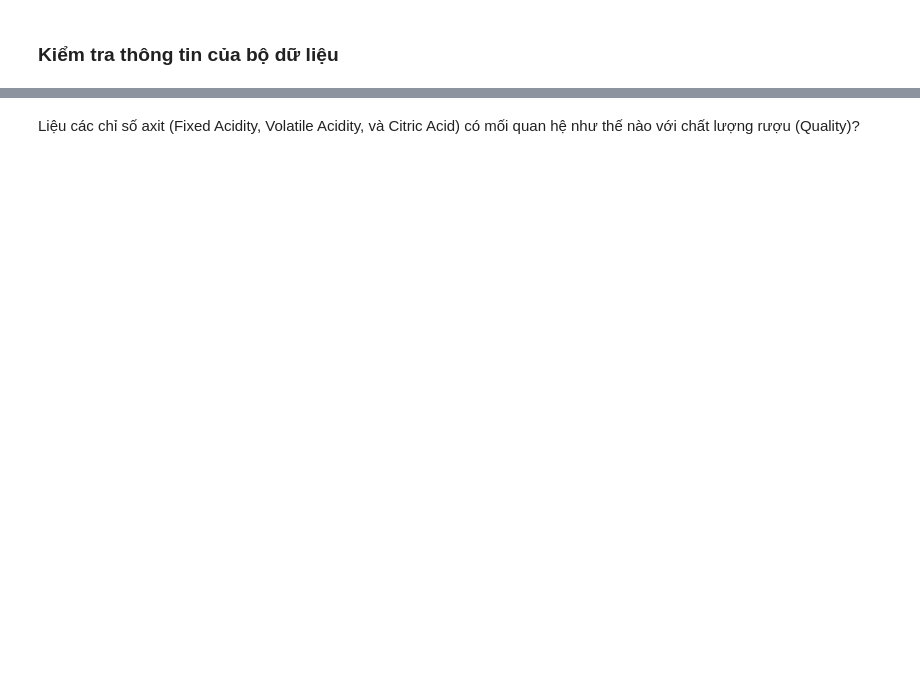
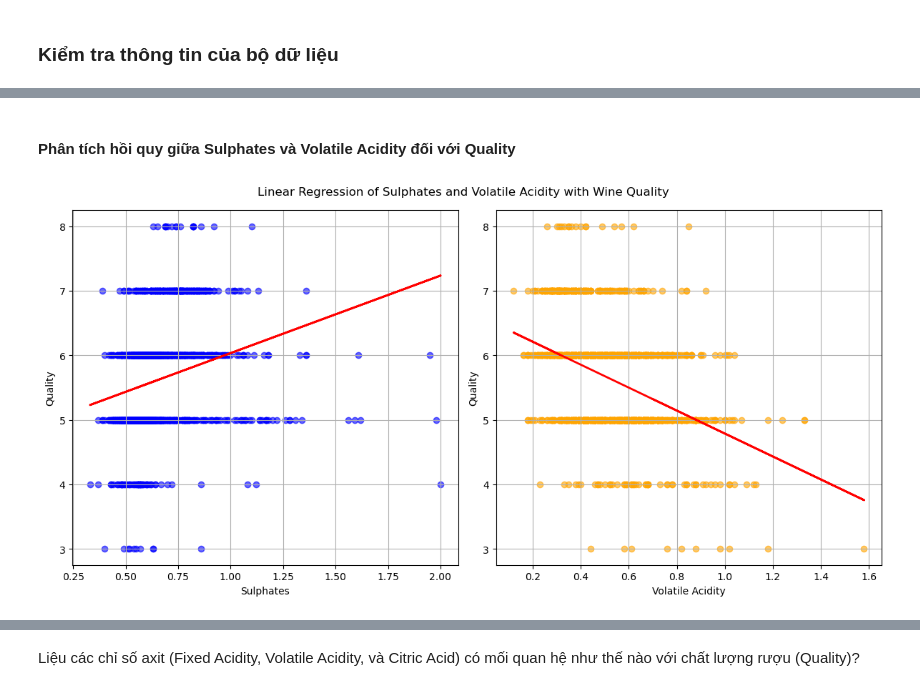
Before and after one commit to Yogurt01/Programming_DataScience_G22, a Jupyter notebook: Source_codes/DataAnalytics_1.ipynb, the cells around one changed output, grey strips where cells are left out. Saved outputs shown, nothing was run; the diff lists cells and outputs as text; code cells hidden in the pictures; blank space fills up the shorter version.

```diff
--- a/Source_codes/DataAnalytics_1.ipynb
+++ b/Source_codes/DataAnalytics_1.ipynb
@@ -248,0 +273,53 @@ Sự kết hợp của các thuộc tính (như lượng axit, đường dư, v
+# %% [markdown]
+#### Phân tích hồi quy giữa **Sulphates** và **Volatile Acidity** đối với **Quality**
+# %%
+# Dữ liệu
+x1 = data['sulphates']
+y1 = data['quality']
+x2 = data['volatile acidity']
+y2 = data['quality']
+
+# Hàm tính toán slope và intercept
+def linear_regression(x, y):
+    # Trung bình của x và y
+    x_mean = np.mean(x)
+    y_mean = np.mean(y)
+
+    # Tính slope
+    numerator = np.sum((x - x_mean) * (y - y_mean))
+    denominator = np.sum((x - x_mean) ** 2)
+    slope = numerator / denominator
+
+    # Tính intercept
+    intercept = y_mean - slope * x_mean
+
+    return slope, intercept
+
+# Tính toán hồi quy cho sulphates
+slope1, intercept1 = linear_regression(x1, y1)
+line1 = slope1 * np.array(x1) + intercept1
+
+# Tính toán hồi quy cho volatile acidity
+slope2, intercept2 = linear_regression(x2, y2)
+line2 = slope2 * np.array(x2) + intercept2
+
+# Vẽ 2 biểu đồ scatter plot với đường hồi quy
+fig, ax = plt.subplots(1, 2, figsize=(12, 6))
+
+# Scatter plot cho sulphates
+ax[0].scatter(x1, y1, color='blue', alpha=0.6)
+ax[0].plot(x1, line1, color='red', linewidth=2)
+ax[0].set(xlabel='Sulphates', ylabel='Quality')
+ax[0].grid(True)
+
+# Scatter plot cho volatile acidity
+ax[1].scatter(x2, y2, color='orange', alpha=0.6)
+ax[1].plot(x2, line2, color='red', linewidth=2)
+ax[1].set(xlabel='Volatile Acidity', ylabel='Quality')
+ax[1].grid(True)
+
+plt.suptitle('Linear Regression of Sulphates and Volatile Acidity with Wine Quality')
+plt.tight_layout()
+plt.show()
+# %% [output]
+[figure, added]
```
Also changed, not shown: parts of 64 cells of this notebook.
